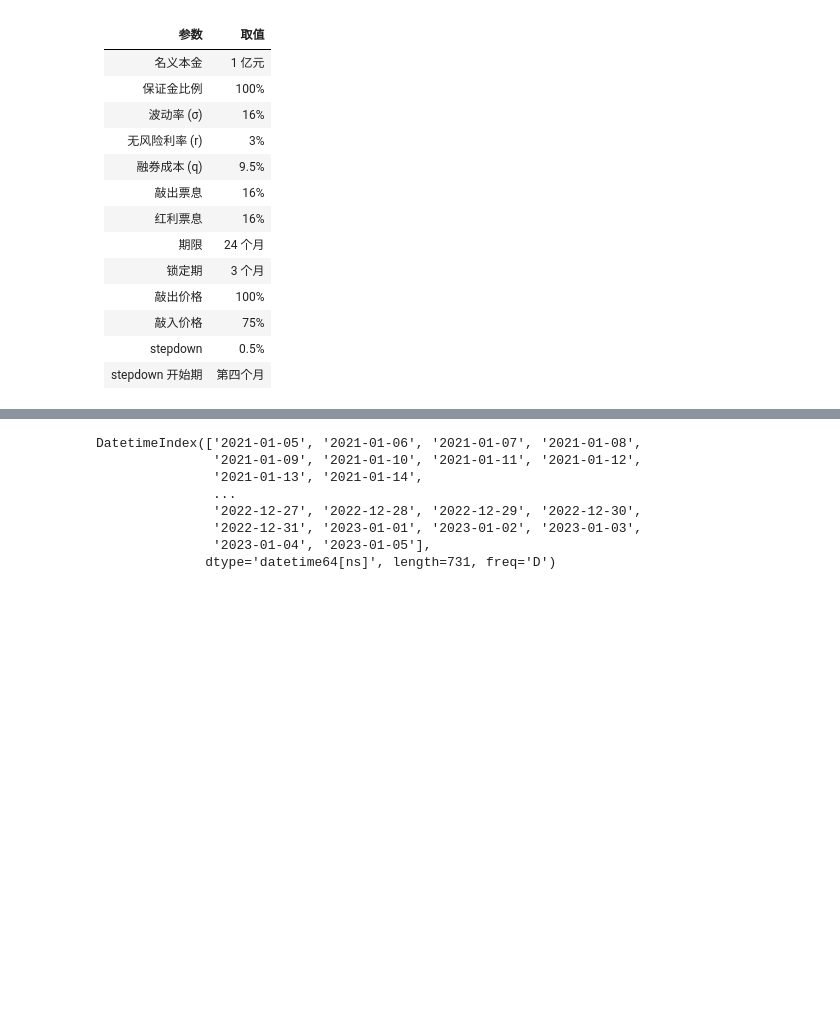
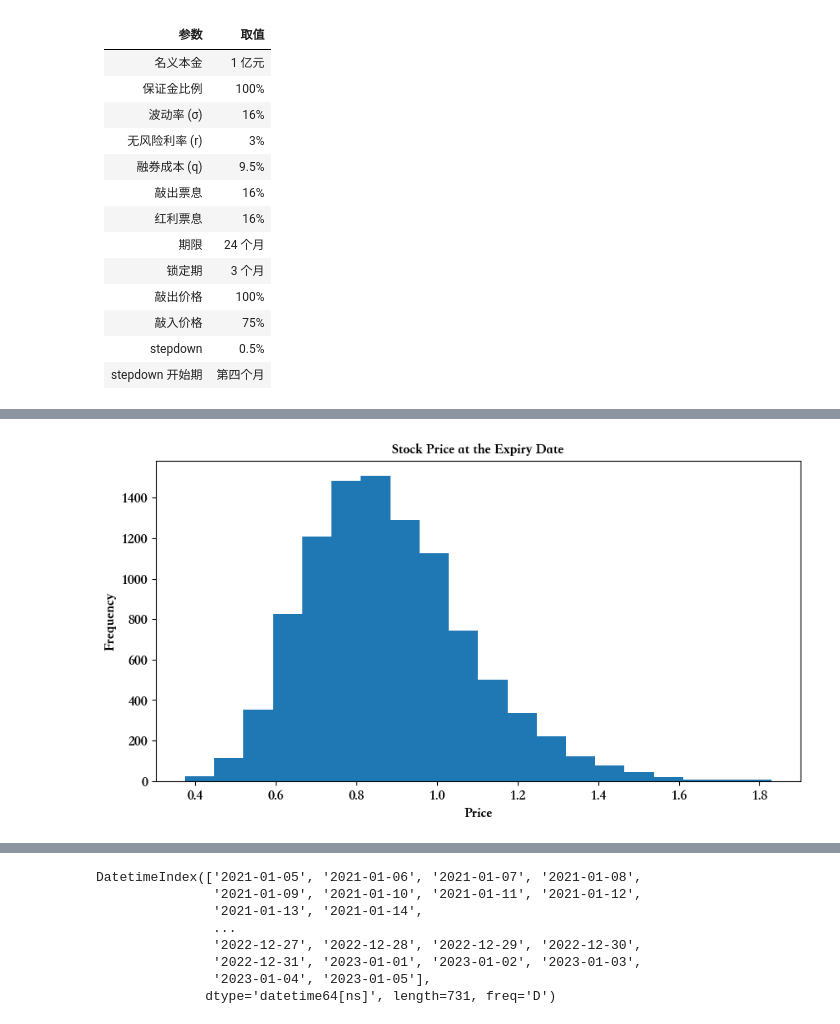
Before and after one commit to wjsbjl/snowball-option-pricing, a Jupyter notebook: snowball.ipynb, the cells around one changed output, grey strips where cells are left out. Saved outputs shown, nothing was run; the diff lists cells and outputs as text; code cells hidden in the pictures; blank space fills up the shorter version.

```diff
--- a/snowball.ipynb
+++ b/snowball.ipynb
@@ -48,0 +91,4 @@ https://3c.wind.com.cn/l/BhHE?shareUserSign=FmFnE
+# %%
+snowball_sim.stock_price_hist_plot()
+# %% [output]
+[figure, added]
```
Also changed, not shown: parts of 43 cells of this notebook, 5 other files.
